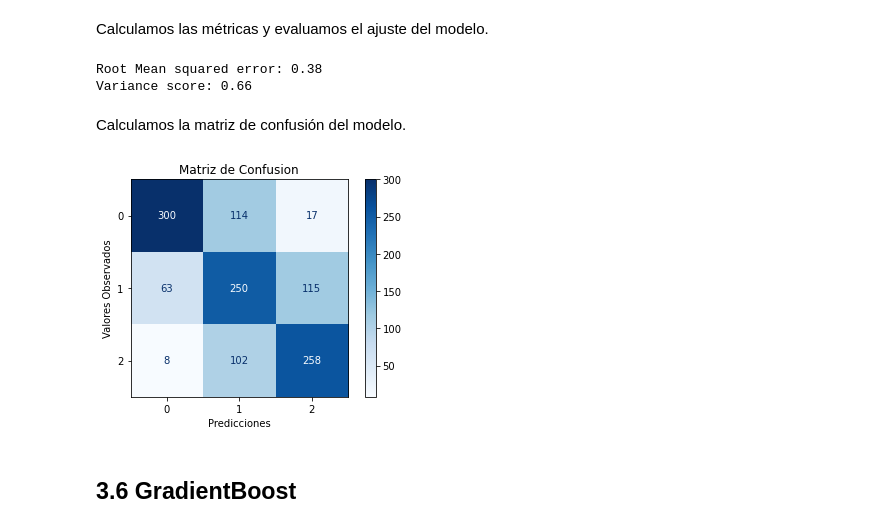
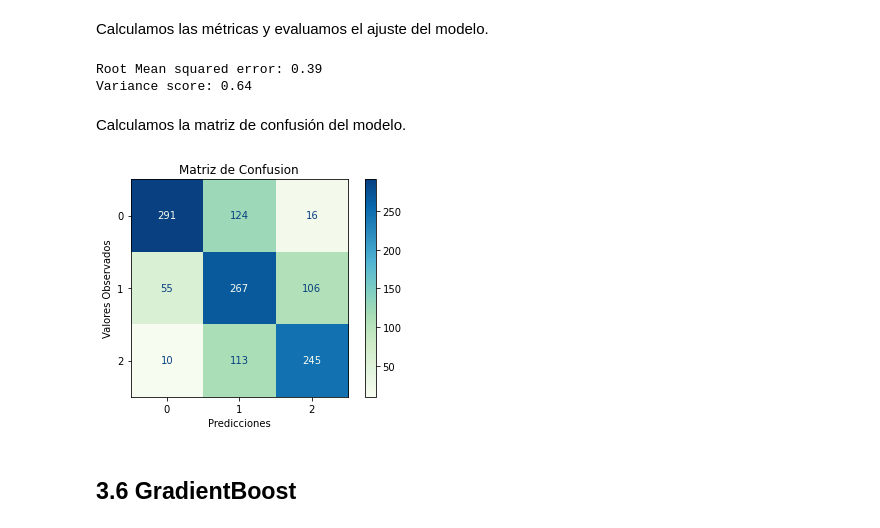
Before and after one commit to sofiamacein/Airbnb_Proyecto, a Jupyter notebook: Airbnb_MODELS.ipynb, the cells around one changed output. Drawn from its saved outputs; the diff is of its cells as text; code cells hidden in the pictures.

```diff
--- a/Airbnb_MODELS.ipynb
+++ b/Airbnb_MODELS.ipynb
@@ -388,7 +388,7 @@ y_pred_clas = pd.cut(y_pred.flatten(), bins=bins, labels=False)
 # Grafico
 mc_knn = confusion_matrix(y_test_clas, y_pred_clas)
 disp = ConfusionMatrixDisplay(confusion_matrix=mc_knn)
-disp.plot(cmap='Blues', colorbar=True)
+disp.plot(cmap='GnBu')
 
 plt.title('Matriz de Confusion')
 plt.xlabel('Predicciones')
@@ -397,5 +397,5 @@ plt.ylabel('Valores Observados')
 plt.show()
 
 # Almacenamiento de metricas
-mc['knn'] = mc_knn
+mc['KNN'] = mc_knn
 # %% [output]
@@ -664,7 +667,7 @@ y_pred_clas = pd.cut(y_pred.flatten(), bins=bins, labels=False)
 # Grafico
 mc_bagg = confusion_matrix(y_test_clas, y_pred_clas)
 disp = ConfusionMatrixDisplay(confusion_matrix=mc_bagg)
-disp.plot(cmap='Blues', colorbar=True)
+disp.plot(cmap='GnBu')
 
 plt.title('Matriz de Confusion')
 plt.xlabel('Predicciones')
@@ -673,5 +676,5 @@ plt.ylabel('Valores Observados')
 plt.show()
 
 # Almacenamiento de metricas
-mc['Bagg_Reg'] = mc_bagg
+mc['Bagging'] = mc_bagg
 # %% [output]
@@ -715,7 +718,7 @@ Mejores hiperparámetros: {'n_estimators': 145, 'max_depth': 7}
 Con los parámetros determinados, ajustamos el modelo.
 # %%
 # Ajuste del modelo
-rf = RandomForestRegressor(n_estimators=180,max_depth=9)
+rf = RandomForestRegressor(n_estimators=100,max_depth=6)
 rf.fit(X_train, y_train)
 
 # Predicciones
@@ -730,8 +733,8 @@ r2_rf  = r2_score(y_test, y_pred)
 print("Root Mean squared error: %.2f" % rmse_rf)
 print('Variance score: %.2f' % r2_rf)
 # %% [output]
-Root Mean squared error: 0.38
-Variance score: 0.66
+Root Mean squared error: 0.39
+Variance score: 0.64
 # %%
 # Almacenamiento de metricas
 rmse['RandomForest'] = rmse_rf
@@ -741,22 +744,22 @@ Calculamos la matriz de confusión del modelo.
 # %%
 # Matriz de confusion
 y_pred_clas = pd.cut(y_pred.flatten(), bins=bins, labels=False)
 
 # Grafico
 mc_rf = confusion_matrix(y_test_clas, y_pred_clas)
 disp = ConfusionMatrixDisplay(confusion_matrix=mc_rf)
-disp.plot(cmap='Blues', colorbar=True)
+disp.plot(cmap='GnBu')
 
 plt.title('Matriz de Confusion')
 plt.xlabel('Predicciones')
 plt.ylabel('Valores Observados')
 
 plt.show()
 
 # Almacenamiento de metricas
-mc['RandomForest_Reg'] = mc_rf
+mc['RandomForest'] = mc_rf
 # %% [output]
-[figure, old version]
+[figure, new version]
 # %% [markdown]
 ## 3.6 GradientBoost
 # %% [markdown]
```
Also changed, not shown: parts of 37 cells of this notebook.
